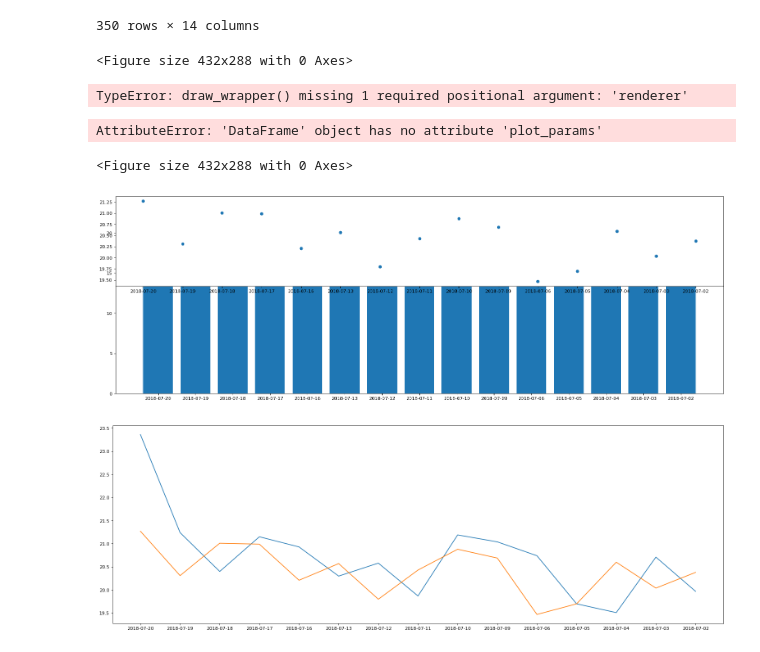
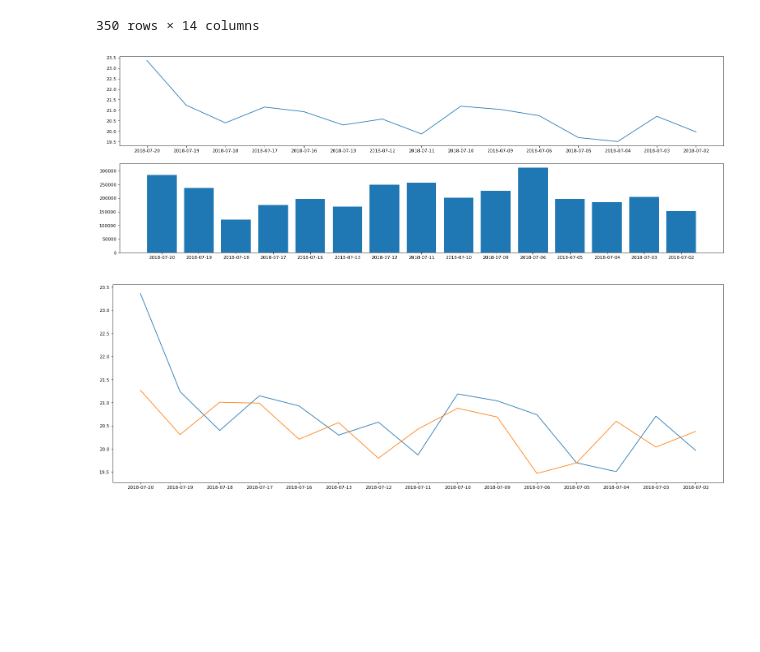
Before and after one commit to databooks/databook, a Jupyter notebook: tushare/history.ipynb, the cells around one changed output. Saved outputs shown, nothing was run; the diff lists cells and outputs as text; code cells hidden in the pictures; blank space fills up the shorter version.

```diff
--- a/tushare/history.ipynb
+++ b/tushare/history.ipynb
@@ -53,37 +53,19 @@ df_5m
 | 2018-07-11 14:00:00 | 19.53 | 19.53 | 19.48 | 19.45 | 2348.00 | -0.05 | -0.26 | 19.492 | 19.537 | 19.6795 | ... |
 | 2018-07-11 13:55:00 | 19.48 | 19.56 | 19.52 | 19.48 | 2120.00 | 0.04 | 0.21 | 19.482 | 19.553 | 19.7045 | ... |
 350 rows × 14 columns
-# %%
-fig = plt.gcf()
-# %% [output]
-<Figure size 432x288 with 0 Axes>
-# %%
-fig.draw()
-# %% [output]
-TypeError: draw_wrapper() missing 1 required positional argument: 'renderer'
-# %%
-with df_m.plot_params.use('x_compat', True):
-    df_m.high.plot(color='r',figsize=(10,4),grid='on')
-    df_m.low.plot(color='b',figsize=(10,4),grid='on')
-#    df_m.savefig('/Users/david/pythongraph/graph000001.png')
-# %% [output]
-AttributeError: 'DataFrame' object has no attribute 'plot_params'
-<Figure size 432x288 with 0 Axes>
 # %%
 #将绘画框进行对象化
 fig=plt.figure(figsize=(24,8), dpi=80)
 
-#将p1定义为绘画框的子图，211表示将绘画框划分为2行1列，最后的1表示第一幅图
-p1=fig.add_subplot(111)
-p1.bar(df_m.index,df_m['close'])
+p1=fig.add_subplot(2,1,1)
+p1.plot(df_m.index,df_m['close'])
 
-#将p2定义为绘画框的子图，211表示将绘画框划分为2行1列，最后的2表示第二幅图
-p2=fig.add_subplot(211)
-p2.scatter(df_m.index,df_m['open'])
+p2=fig.add_subplot(2,1,2)
+p2.bar(df_m.index,df_m['volume'])
 
 plt.show()
 # %% [output]
-[figure, old version]
+[figure, new version]
 # %%
 #将绘画框进行对象化
 fig=plt.figure(figsize=(24,8), dpi=80)
```
Also changed, not shown: 2 other files.
